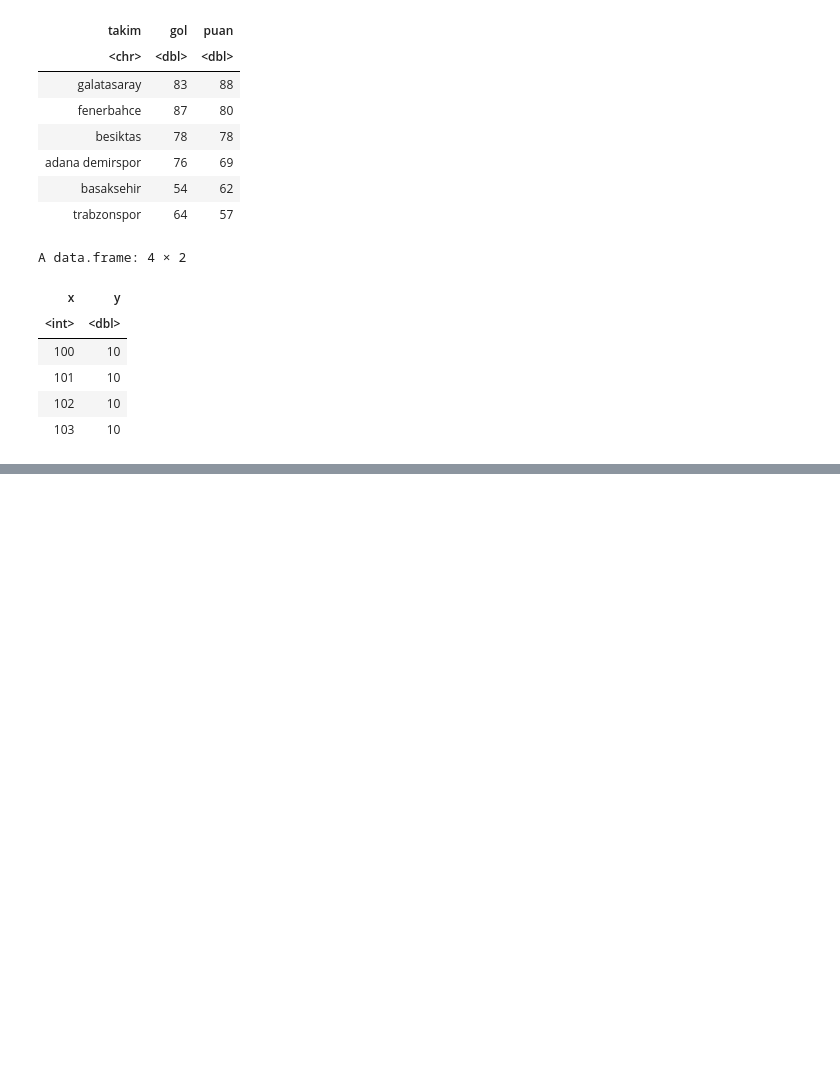
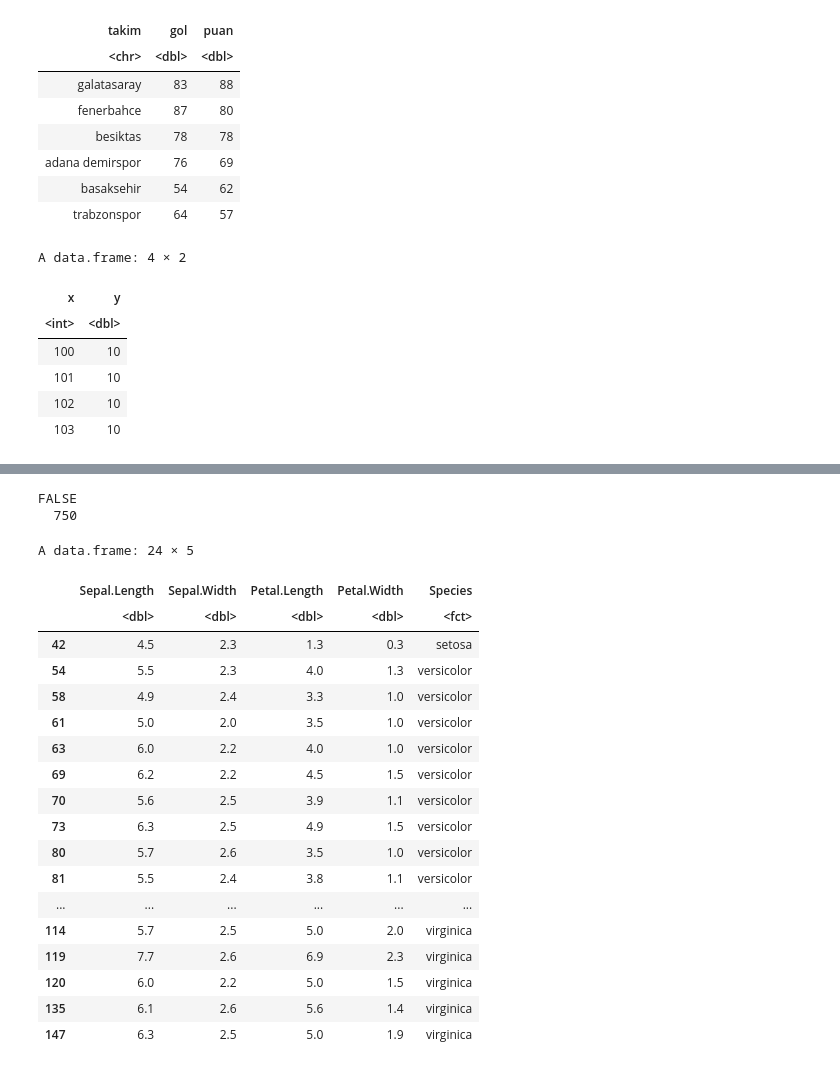
Before and after one commit to azem46/R_Colab_Handbook, a Jupyter notebook: R_Ders_6_DataFrame_ve_Islemler.ipynb, the cells around one changed output, grey strips where cells are left out. Saved outputs shown, nothing was run; the diff lists cells and outputs as text; code cells hidden in the pictures; blank space fills up the shorter version.

```diff
--- a/R_Ders_6_DataFrame_ve_Islemler.ipynb
+++ b/R_Ders_6_DataFrame_ve_Islemler.ipynb
@@ -58,0 +140,30 @@ A data.frame: 10 × 5
+# %%
+table(is.na(iris))#veri setindeki her bir hücrenin eksik olup olmadığını kontrol eder ve eksik olan yerler için TRUE, olmayan yerler için FALSE değerini döndüren bir mantıksal matris oluşturur.
+# %% [output]
+FALSE
+  750
+# %%
+subset(iris, Sepal.Width < 2.7)
+#veri setinden belirli bir koşulu sağlayan satırları seçmek için kullanılır.
+#Burada, 'Sepal.Width' (Çanak Yaprağı Genişliği) sütunundaki değeri 2.7'den küçük olan tüm gözlemleri
+#(satırları) seçer ve yeni bir veri çerçevesi olarak döndürür.
+# %% [output]
+A data.frame: 24 × 5
+|  | Sepal.Length | Sepal.Width | Petal.Length | Petal.Width | Species |
+|  | <dbl> | <dbl> | <dbl> | <dbl> | <fct> |
+| 42 | 4.5 | 2.3 | 1.3 | 0.3 | setosa |
+| 54 | 5.5 | 2.3 | 4.0 | 1.3 | versicolor |
+| 58 | 4.9 | 2.4 | 3.3 | 1.0 | versicolor |
+| 61 | 5.0 | 2.0 | 3.5 | 1.0 | versicolor |
+| 63 | 6.0 | 2.2 | 4.0 | 1.0 | versicolor |
+| 69 | 6.2 | 2.2 | 4.5 | 1.5 | versicolor |
+| 70 | 5.6 | 2.5 | 3.9 | 1.1 | versicolor |
+| 73 | 6.3 | 2.5 | 4.9 | 1.5 | versicolor |
+| 80 | 5.7 | 2.6 | 3.5 | 1.0 | versicolor |
+| 81 | 5.5 | 2.4 | 3.8 | 1.1 | versicolor |
+| ... | ... | ... | ... | ... | ... |
+| 114 | 5.7 | 2.5 | 5.0 | 2.0 | virginica |
+| 119 | 7.7 | 2.6 | 6.9 | 2.3 | virginica |
+| 120 | 6.0 | 2.2 | 5.0 | 1.5 | virginica |
+| 135 | 6.1 | 2.6 | 5.6 | 1.4 | virginica |
+| 147 | 6.3 | 2.5 | 5.0 | 1.9 | virginica |
```
Also changed, not shown: parts of 43 cells of this notebook.
